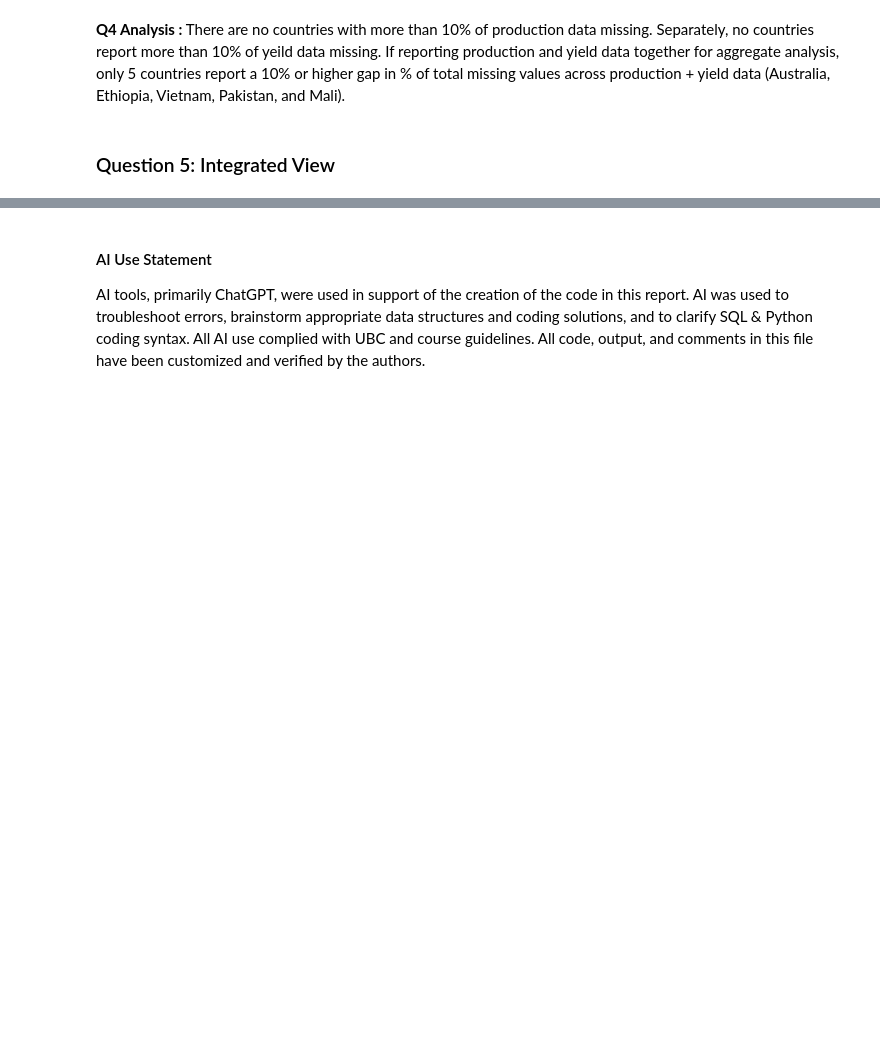
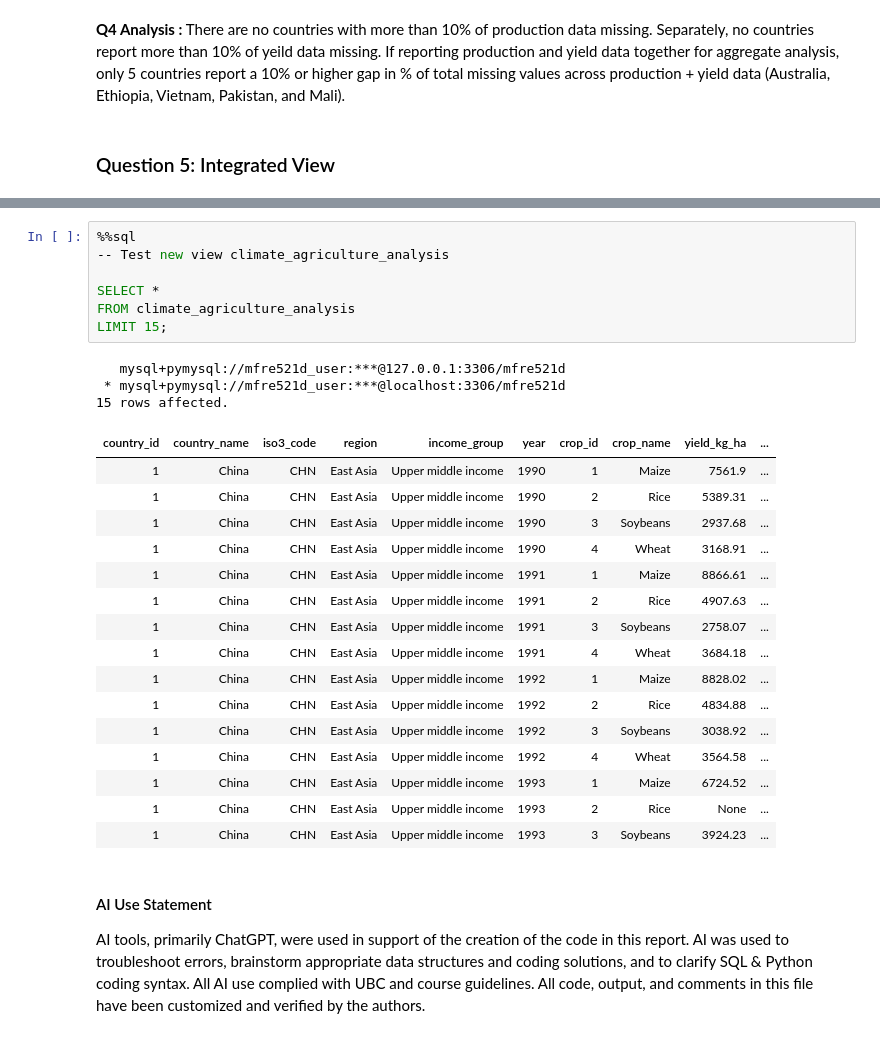
Before and after one commit to clareubc/521d_assignment, a Jupyter notebook: notebooks/assignment1.ipynb, the cells around one changed output, grey strips where cells are left out. Cells and saved outputs as stored; diff of their text form; blank space fills up the shorter version.

```diff
--- a/notebooks/assignment1.ipynb
+++ b/notebooks/assignment1.ipynb
@@ -1550,3 +1539,30 @@ WITH climate_agricultural_analysis AS (
+# %%
+%%sql
+-- Test new view climate_agriculture_analysis
+
+SELECT *
+FROM climate_agriculture_analysis
+LIMIT 15;
+# %% [output]
+   mysql+pymysql://mfre521d_user:***@127.0.0.1:3306/mfre521d
+ * mysql+pymysql://mfre521d_user:***@localhost:3306/mfre521d
+15 rows affected.
+| country_id | country_name | iso3_code | region | income_group | year | crop_id | crop_name | yield_kg_ha | ... |
+| 1 | China | CHN | East Asia | Upper middle income | 1990 | 1 | Maize | 7561.9 | ... |
+| 1 | China | CHN | East Asia | Upper middle income | 1990 | 2 | Rice | 5389.31 | ... |
+| 1 | China | CHN | East Asia | Upper middle income | 1990 | 3 | Soybeans | 2937.68 | ... |
+| 1 | China | CHN | East Asia | Upper middle income | 1990 | 4 | Wheat | 3168.91 | ... |
+| 1 | China | CHN | East Asia | Upper middle income | 1991 | 1 | Maize | 8866.61 | ... |
+| 1 | China | CHN | East Asia | Upper middle income | 1991 | 2 | Rice | 4907.63 | ... |
+| 1 | China | CHN | East Asia | Upper middle income | 1991 | 3 | Soybeans | 2758.07 | ... |
+| 1 | China | CHN | East Asia | Upper middle income | 1991 | 4 | Wheat | 3684.18 | ... |
+| 1 | China | CHN | East Asia | Upper middle income | 1992 | 1 | Maize | 8828.02 | ... |
+| 1 | China | CHN | East Asia | Upper middle income | 1992 | 2 | Rice | 4834.88 | ... |
+| 1 | China | CHN | East Asia | Upper middle income | 1992 | 3 | Soybeans | 3038.92 | ... |
+| 1 | China | CHN | East Asia | Upper middle income | 1992 | 4 | Wheat | 3564.58 | ... |
+| 1 | China | CHN | East Asia | Upper middle income | 1993 | 1 | Maize | 6724.52 | ... |
+| 1 | China | CHN | East Asia | Upper middle income | 1993 | 2 | Rice | None | ... |
+| 1 | China | CHN | East Asia | Upper middle income | 1993 | 3 | Soybeans | 3924.23 | ... |
 # %% [markdown]
 #### AI Use Statement
 AI tools, primarily ChatGPT, were used in support of the creation of the code in this report. AI was used to troubleshoot errors, brainstorm appropriate data structures and coding solutions, and to clarify SQL & Python coding syntax. All AI use complied with UBC and course guidelines. All code, output, and comments in this file have been customized and verified by the authors.
```
Also changed, not shown: parts of 1 cell of this notebook, 1 other file.
